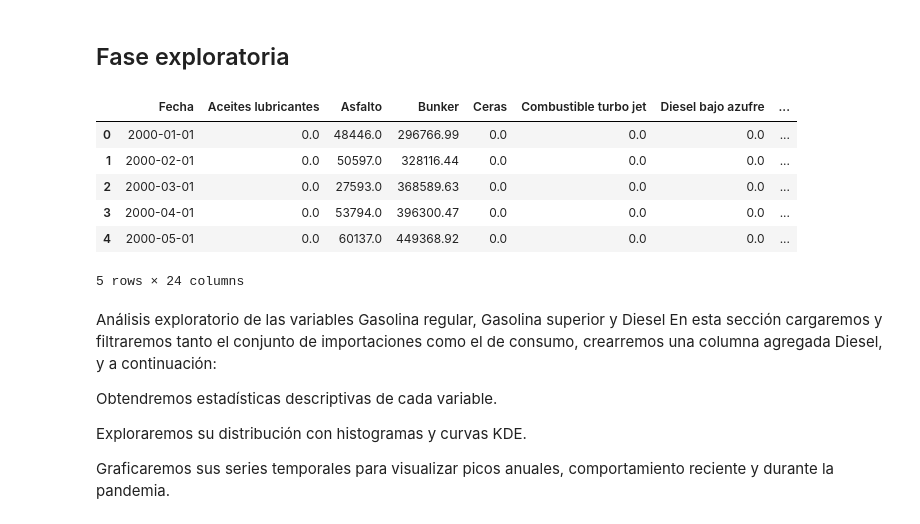
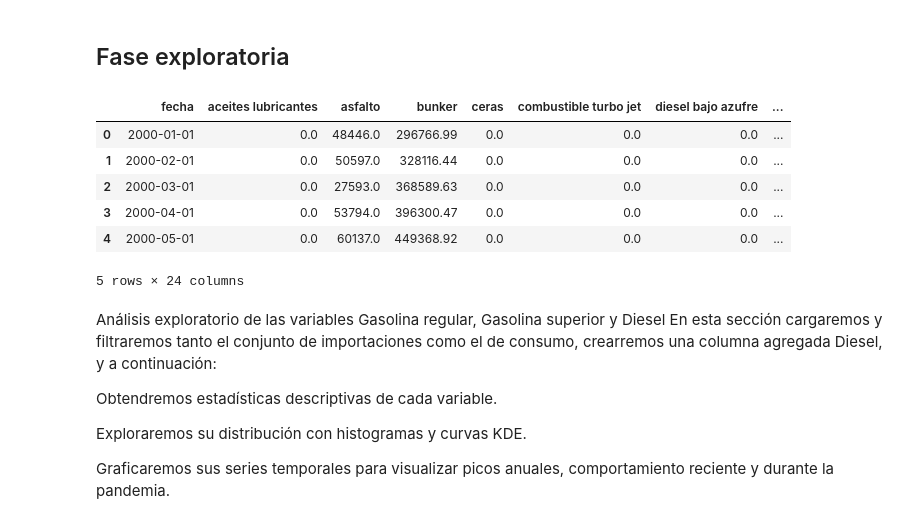
Before and after one commit to Diegoval-Dev/DC-Lab1, a Jupyter notebook: series-de-tiempo.ipynb, the cells around one changed output. Drawn from its saved outputs; the diff is of its cells as text; code cells hidden in the pictures.

```diff
--- a/series-de-tiempo.ipynb
+++ b/series-de-tiempo.ipynb
@@ -11,23 +11,37 @@ https://github.com/Diegoval-Dev/DC-Lab1
 # %%
 import pandas as pd
 
 file_path = './Estadisticas_historicas_comercializacion.xlsx'
 
 sheets = pd.read_excel(file_path,
                        sheet_name=['IMPORTACION','CONSUMO'],
                        header=6)
 df_imp  = sheets['IMPORTACION'].dropna(axis=1, how='all')
 df_cons = sheets['CONSUMO'].dropna(axis=1, how='all')
 
+df_imp.columns = df_imp.columns.str.strip()
+df_cons.columns = df_cons.columns.str.strip()
+
+df_imp.columns = df_imp.columns.str.lower()
+df_cons.columns = df_cons.columns.str.lower()
+
+df_imp['diesel'] = (
+    df_imp['diesel bajo azufre']
+  + df_imp['diesel ultra bajo azufre']
+  + df_imp['diesel alto azufre']
+)
+
+
+
 for df in (df_imp, df_cons):
     df.columns = df.columns.str.strip()
-    df['Fecha'] = pd.to_datetime(df['Fecha'], dayfirst=True, errors='coerce')
-    df.dropna(subset=['Fecha'], inplace=True)
+    df['fecha'] = pd.to_datetime(df['fecha'], dayfirst=True, errors='coerce')
+    df.dropna(subset=['fecha'], inplace=True)
     df.reset_index(drop=True, inplace=True)
 
 df.head()
 # %% [output]
-|  | Fecha | Aceites lubricantes | Asfalto | Bunker | Ceras | Combustible turbo jet | Diesel bajo azufre | ... |
+|  | fecha | aceites lubricantes | asfalto | bunker | ceras | combustible turbo jet | diesel bajo azufre | ... |
 | 0 | 2000-01-01 | 0.0 | 48446.0 | 296766.99 | 0.0 | 0.0 | 0.0 | ... |
 | 1 | 2000-02-01 | 0.0 | 50597.0 | 328116.44 | 0.0 | 0.0 | 0.0 | ... |
 | 2 | 2000-03-01 | 0.0 | 27593.0 | 368589.63 | 0.0 | 0.0 | 0.0 | ... |
```
Also changed, not shown: parts of 16 cells of this notebook, 2 other files.
